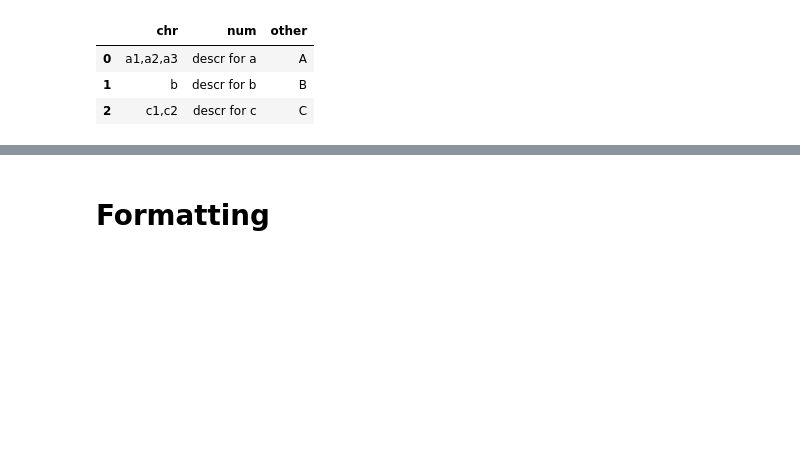
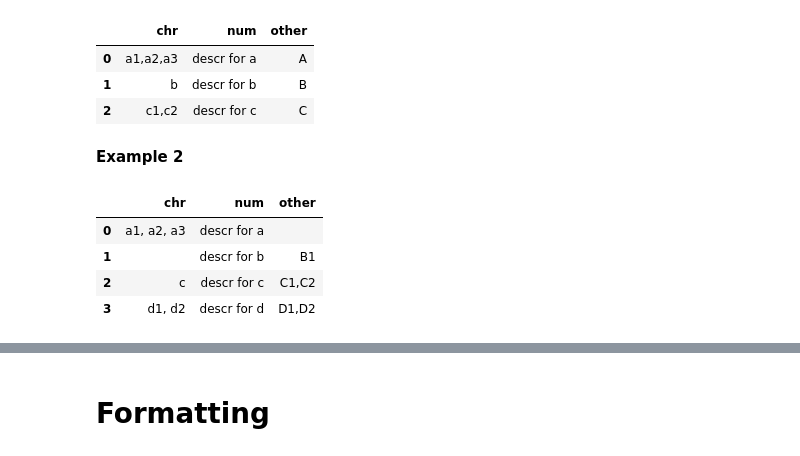
Before and after one commit to EvgeniiZorin/Handbook_Data-Science, a Jupyter notebook: _Pandas.ipynb, the cells around one changed output, grey strips where cells are left out. Saved outputs shown, nothing was run; the diff lists cells and outputs as text; code cells hidden in the pictures; blank space fills up the shorter version.

```diff
--- a/_Pandas.ipynb
+++ b/_Pandas.ipynb
@@ -4887,3 +4938,20 @@ df_imploded
 | 0 | a1,a2,a3 | descr for a | A |
 | 1 | b | descr for b | B |
 | 2 | c1,c2 | descr for c | C |
+# %% [markdown]
+**Example 2**
+# %%
+import pandas as pd
+
+df0 = pd.DataFrame({
+    'chr': ['a1, a2, a3', '', 'c', 'd1, d2'],
+    'num': ['descr for a', 'descr for b', 'descr for c', 'descr for d'],
+    'other': ['', 'B1', 'C1,C2', 'D1,D2']
+})
+df0
+# %% [output]
+|  | chr | num | other |
+| 0 | a1, a2, a3 | descr for a |  |
+| 1 |  | descr for b | B1 |
+| 2 | c | descr for c | C1,C2 |
+| 3 | d1, d2 | descr for d | D1,D2 |
```
Also changed, not shown: parts of 9 cells of this notebook.
